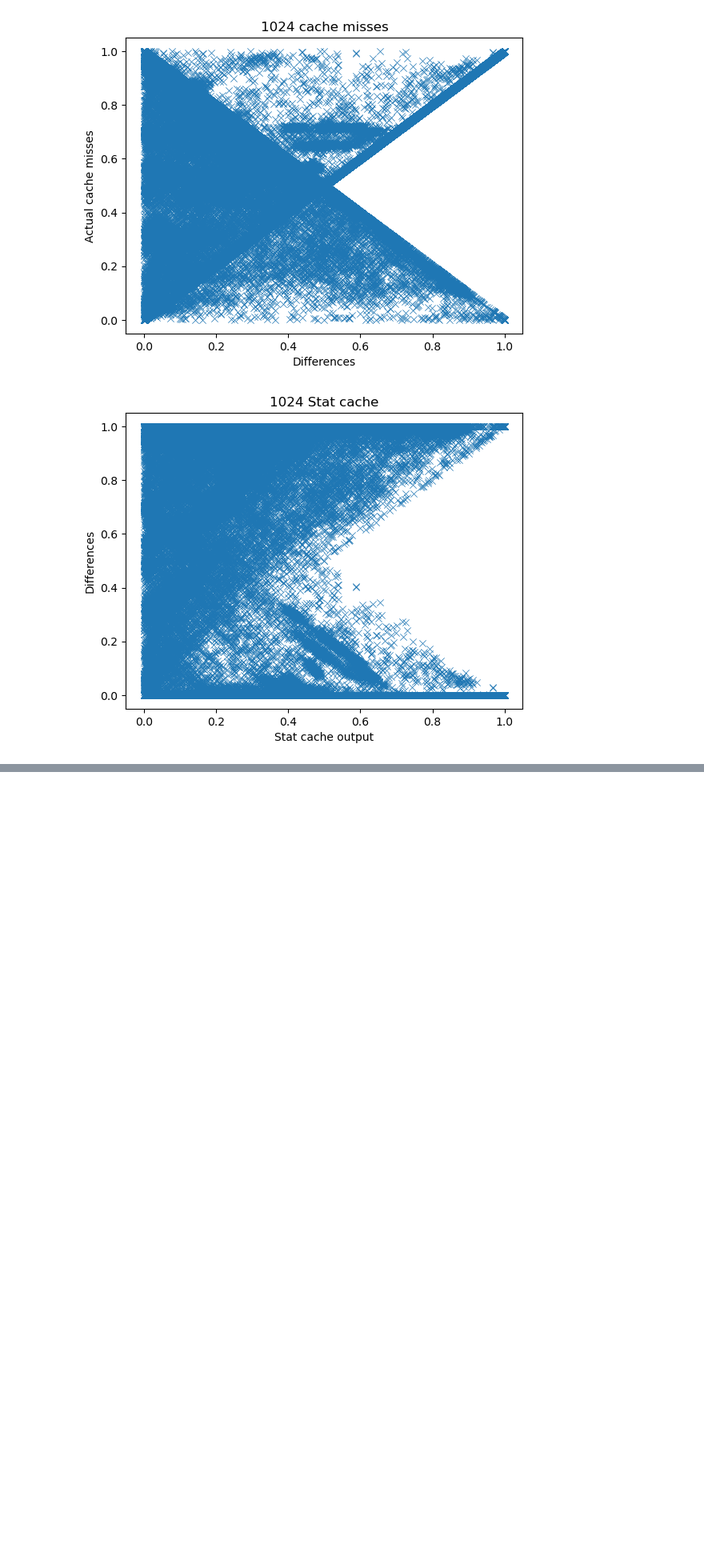
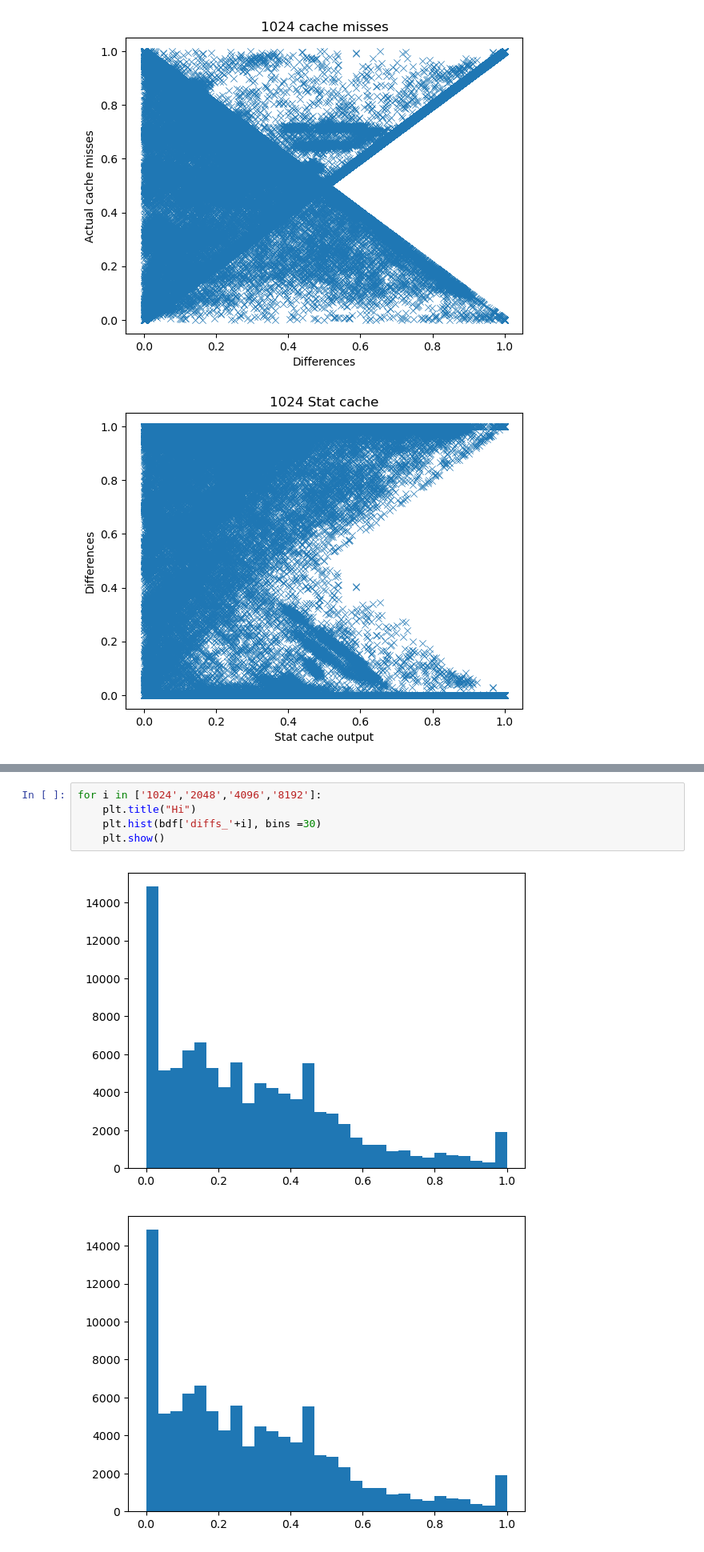
Before and after one commit to MarkRamosS/CacheEstimator, a Jupyter notebook: statCache.ipynb, the cells around one changed output, grey strips where cells are left out. Shown at 80% size. Cells and saved outputs as stored; diff of their text form; blank space fills up the shorter version.

```diff
--- a/statCache.ipynb
+++ b/statCache.ipynb
@@ -182,0 +183,8 @@ for i in ['1024','2048','4096','8192']:
+# %%
+for i in ['1024','2048','4096','8192']:
+    plt.title("Hi")
+    plt.hist(bdf['diffs_'+i], bins =30)
+    plt.show()
+# %% [output]
+[figure, added]
+[figure, added]
```
Also changed, not shown: parts of 4 cells of this notebook, 1 other file.
